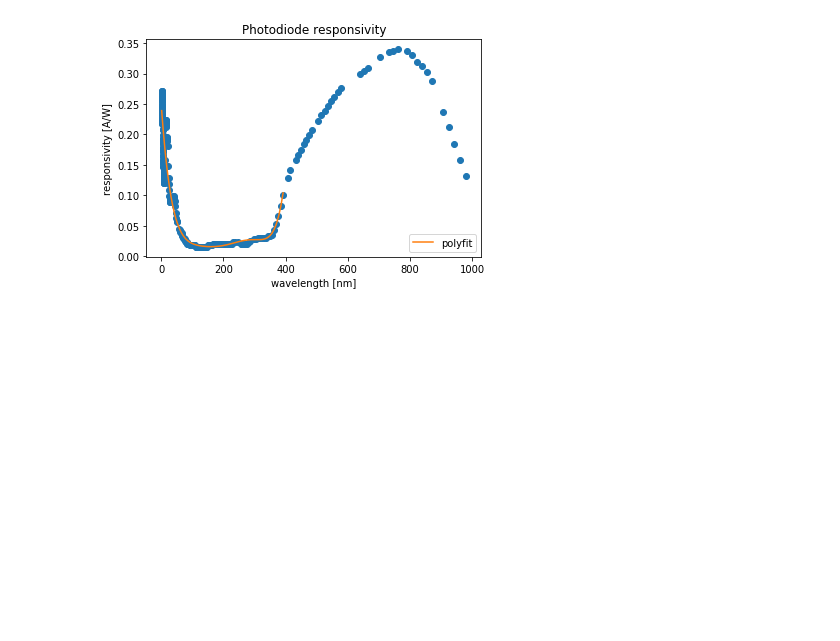
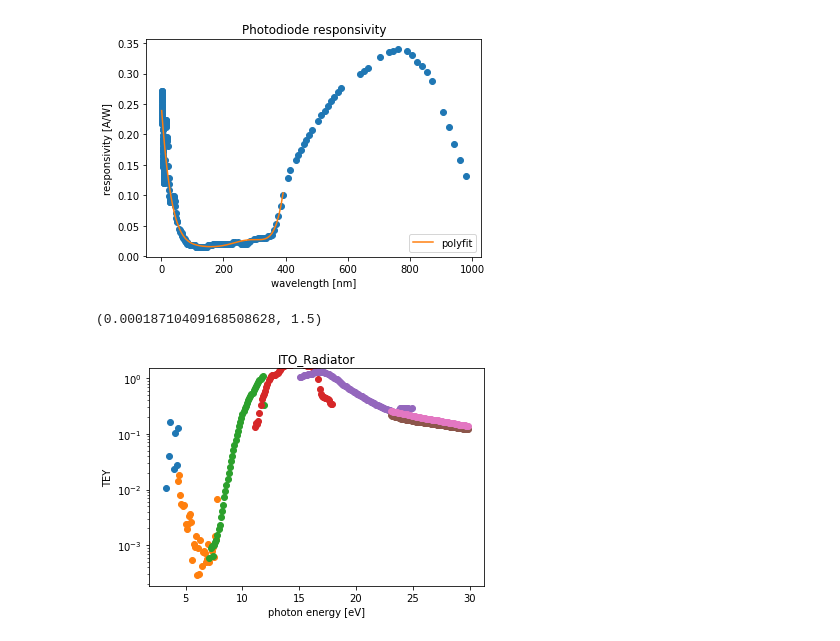
Before and after one commit to sebastiankalos/Elettra_data, a Jupyter notebook: BEAR_analysis.ipynb, the cells around one changed output. Saved outputs shown, nothing was run; the diff lists cells and outputs as text; code cells hidden in the pictures; blank space fills up the shorter version.

```diff
--- a/BEAR_analysis.ipynb
+++ b/BEAR_analysis.ipynb
@@ -164,11 +227,6 @@ def extract_reg(material_name, reg_number, df, I_sample_offset, I_monitor_offset
     norm_I_byBPM = [i / j for i, j in zip(sample_I, I_BPM)]
 
     return([sample_I, monitor_I, phot_E, I_BPM, norm_I_byMonit, norm_I_byBPM])
-# %%
-#dark currents in photodiode measurements were not constant, rather increasing initially and then plateuing --> need to do a fit
-PHOTODIODE = [] #master list for the Photodiode data
-for i in range(1, regs_per_sample+1):
-    PHOTODIODE.append(extract_reg("Photodiode", i, df_photodiode, 0, 0, 0))
 # %% [markdown]
 #The following  needs some explanation. There are several materials, each with numerous regions (that need separate plotting due to normalization),
 #and each region contains multiple lists with different kinds of data (currents, photon energy, etc.)
@@ -203,8 +261,8 @@ y_choice = 4
 
 material_index = 0
 
-for region_n in range(0, regs_per_sample):
-    plt.plot(MATERIALS[material_index][region_n][x_choice], MATERIALS[material_index][region_n][y_choice], marker)
+for region_index in range(0, regs_per_sample):
+    plt.plot(MATERIALS[material_index][region_index][x_choice], MATERIALS[material_index][region_index][y_choice], marker)
     plt.title(materials[material_index])
 
 plt.xlabel('eV')
@@ -294,8 +352,8 @@ plt.title('Photodiode responsivity')
 lambda_nm_2 = [i for i in lambda_nm if i <= 400]
 responsivity_2 = responsivity[:len(lambda_nm_2)]
 
-f = np.poly1d(np.polyfit(lambda_nm_2, responsivity_2, 6))
-plt.plot(lambda_nm_2, f(lambda_nm_2), '-', label="polyfit")
+responsivity_fit = np.poly1d(np.polyfit(lambda_nm_2, responsivity_2, 6))
+plt.plot(lambda_nm_2, responsivity_fit(lambda_nm_2), '-', label="polyfit")
 plt.legend(loc="lower right")
 # %% [output]
 <matplotlib.legend.Legend at 0x...>
@@ -302,0 +383,33 @@ plt.legend(loc="lower right")
+# %%
+
+PD_I_monitor_offset = 0
+PD_current_offset = 0
+PD_BPM_I_offset = 0
+
+#dark currents in photodiode measurements were not constant, rather increasing initially and then plateuing --> need to do a fit
+PHOTODIODE = [] #master list for the Photodiode data
+SECOND_FRAC = []
+for i in range(1, regs_per_sample+1):
+    [PD_sample_I, PD_monitor_I, PD_phot_E, PD_I_BPM, PD_norm_I_byMonit, PD_norm_I_byBPM] = extract_reg("photodiode", i, df_photodiode, PD_I_monitor_offset, PD_I_monitor_offset, PD_BPM_I_offset)
+    PHOTODIODE.append([PD_sample_I, PD_monitor_I, PD_phot_E, PD_I_BPM, PD_norm_I_byMonit, PD_norm_I_byBPM])
+
+    photon_flux = convert_PDcurrent_to_photon_flux(PD_phot_E, PD_sample_I, responsivity_fit)
+    second_fraction = [i / j *eV for i,j in zip(PD_monitor_I, photon_flux)]
+    SECOND_FRAC.append(second_fraction)
+# %%
+material_index = 3
+
+for region_index in range(0, regs_per_sample):
+    FIRST_FRAC = MATERIALS[material_index][region_index][4]
+    TEY_reg = [i * j for i,j in zip(FIRST_FRAC, SECOND_FRAC[region_index])]
+    phot_E_reg = MATERIALS[material_index][region_index][2]
+
+    plt.semilogy(phot_E_reg, TEY_reg, marker)
+    plt.title(materials[material_index])
+
+plt.xlabel('photon energy [eV]')
+plt.ylabel('TEY')
+plt.gca().set_ylim(top=1.5)
+# %% [output]
+(0.00018710409168508628, 1.5)
+[figure, added]
```
Also changed, not shown: parts of 9 cells of this notebook, 1 other file.
